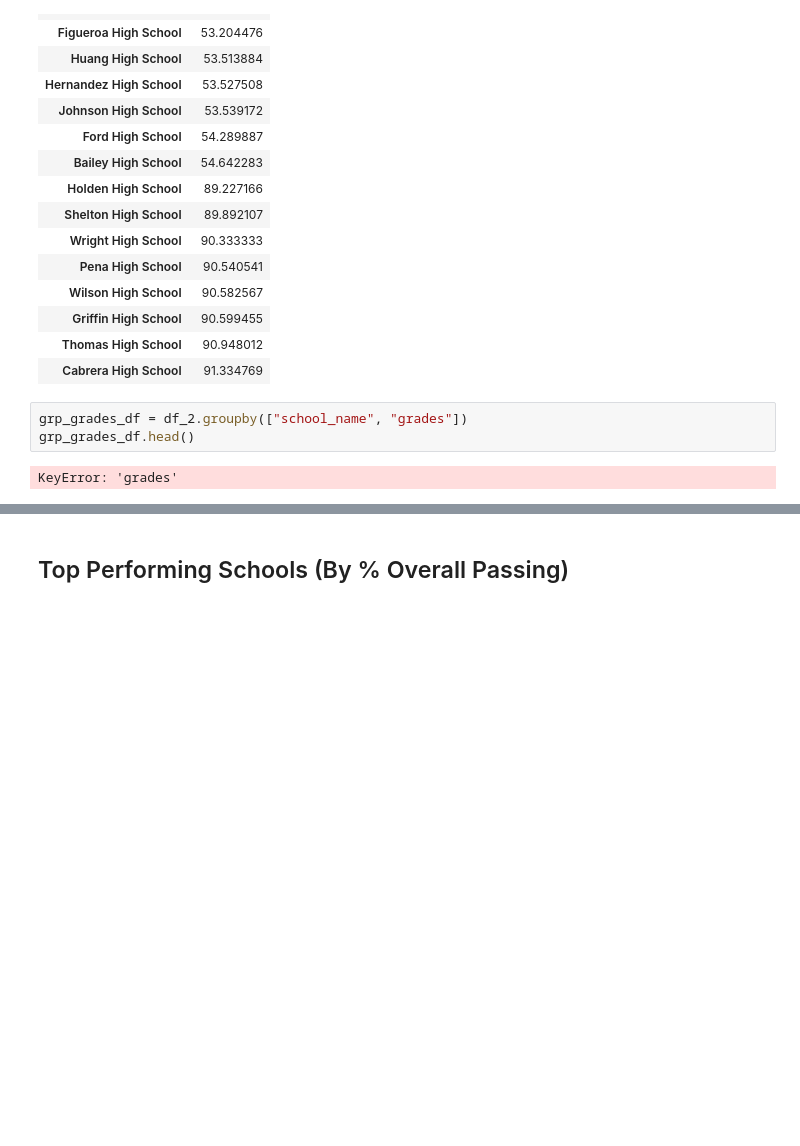
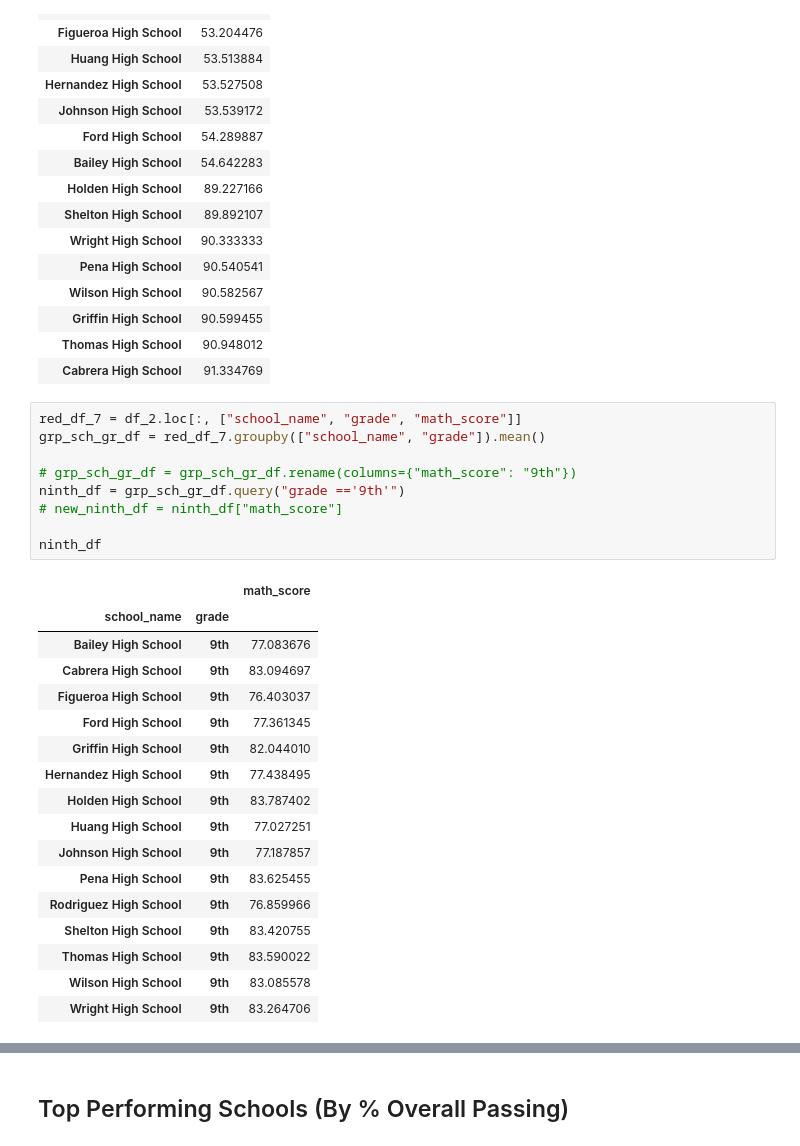
Before and after one commit to harsh-env/pandas-challenge, a Jupyter notebook: PyCitySchools/PyCitySchools_starter-Copy4.ipynb, the cells around one changed output, grey strips where cells are left out. Cells and saved outputs as stored; diff of their text form; blank space fills up the shorter version.

```diff
--- a/PyCitySchools/PyCitySchools_starter-Copy4.ipynb
+++ b/PyCitySchools/PyCitySchools_starter-Copy4.ipynb
@@ -309,8 +309,30 @@ bottom_performing_sch
 | Griffin High School | 90.599455 |
 | Thomas High School | 90.948012 |
 | Cabrera High School | 91.334769 |
-# %%
-grp_grades_df = df_2.groupby(["school_name", "grades"])
-grp_grades_df.head()
-# %% [output]
-KeyError: 'grades'
+# %%
+red_df_7 = df_2.loc[:, ["school_name", "grade", "math_score"]]
+grp_sch_gr_df = red_df_7.groupby(["school_name", "grade"]).mean()
+
+# grp_sch_gr_df = grp_sch_gr_df.rename(columns={"math_score": "9th"})
+ninth_df = grp_sch_gr_df.query("grade =='9th'")
+# new_ninth_df = ninth_df["math_score"]
+
+ninth_df
+# %% [output]
+|  |  | math_score |
+| school_name | grade |  |
+| Bailey High School | 9th | 77.083676 |
+| Cabrera High School | 9th | 83.094697 |
+| Figueroa High School | 9th | 76.403037 |
+| Ford High School | 9th | 77.361345 |
+| Griffin High School | 9th | 82.044010 |
+| Hernandez High School | 9th | 77.438495 |
+| Holden High School | 9th | 83.787402 |
+| Huang High School | 9th | 77.027251 |
+| Johnson High School | 9th | 77.187857 |
+| Pena High School | 9th | 83.625455 |
+| Rodriguez High School | 9th | 76.859966 |
+| Shelton High School | 9th | 83.420755 |
+| Thomas High School | 9th | 83.590022 |
+| Wilson High School | 9th | 83.085578 |
+| Wright High School | 9th | 83.264706 |
```
Also changed, not shown: parts of 3 cells of this notebook.
